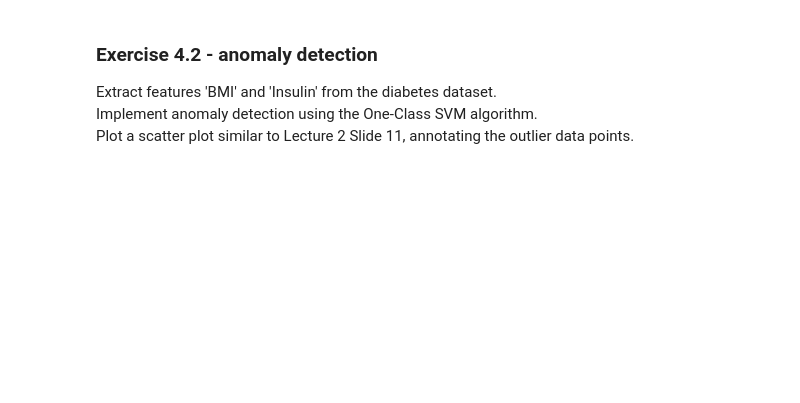
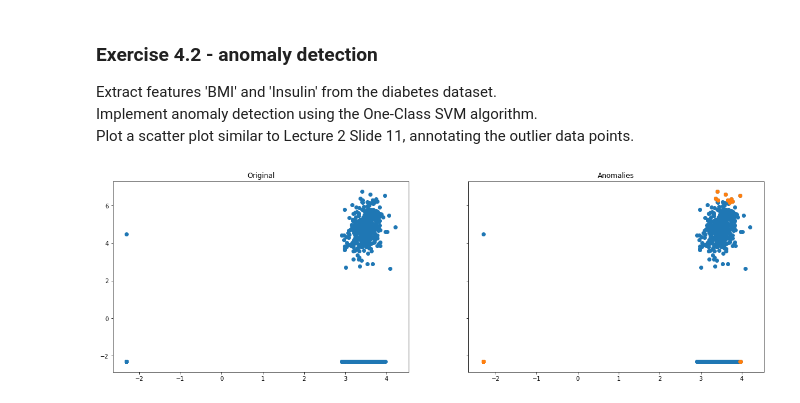
Before and after one commit to ben983593140/171-hw1, a Jupyter notebook: HW1.ipynb, the cells around one changed output. Cells and saved outputs as stored; diff of their text form; code cells hidden in the pictures; blank space fills up the shorter version.

```diff
--- a/HW1.ipynb
+++ b/HW1.ipynb
@@ -223,0 +264,35 @@ insulin = diabetes["Insulin"]
+# %%
+from sklearn.svm import OneClassSVM
+
+# Extract bmi and insulin column, and normalize them
+bmi = np.log((diabetes["BMI"] + 0.1).astype(float))
+insulin = np.log((diabetes["Insulin"] + 0.1).astype(float))
+
+# Converting dataframe to a 2d array
+data = pd.concat([bmi, insulin], axis=1)
+data_array = data.to_numpy()
+
+svm = OneClassSVM(kernel='rbf', gamma=0.001, nu=0.03)
+
+# Fit the model and make prediction
+svm.fit(data)
+pred = svm.predict(data)
+
+# Extract negative outputs as outliers
+anom_index = np.where(pred == -1)
+values = data_array[anom_index]
+
+# Plot the graph and distinguish outliers with different color
+fig, (ax0, ax1)=plt.subplots(1,2, sharey=True, figsize=(20,6))
+
+# Original data
+ax0.set_title('Original')
+ax0.scatter(data["BMI"], data["Insulin"], cmap='rainbow')
+
+# Highlight outliers
+ax1.set_title('Anomalies')
+ax1.scatter(data_array[:,0], data_array[:,1])
+ax1.scatter(values[:,0], values[:,1], cmap='rainbow')
+plt.show()
+# %% [output]
+[figure, added]
```
Also changed, not shown: parts of 5 cells of this notebook.
